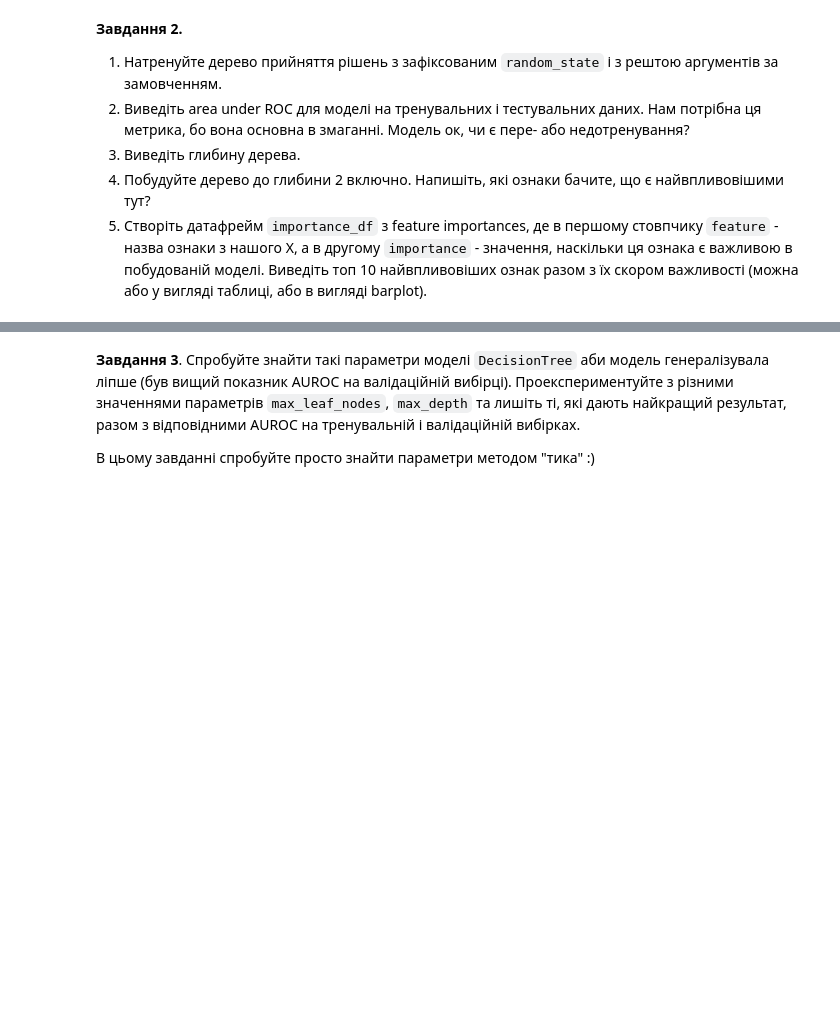
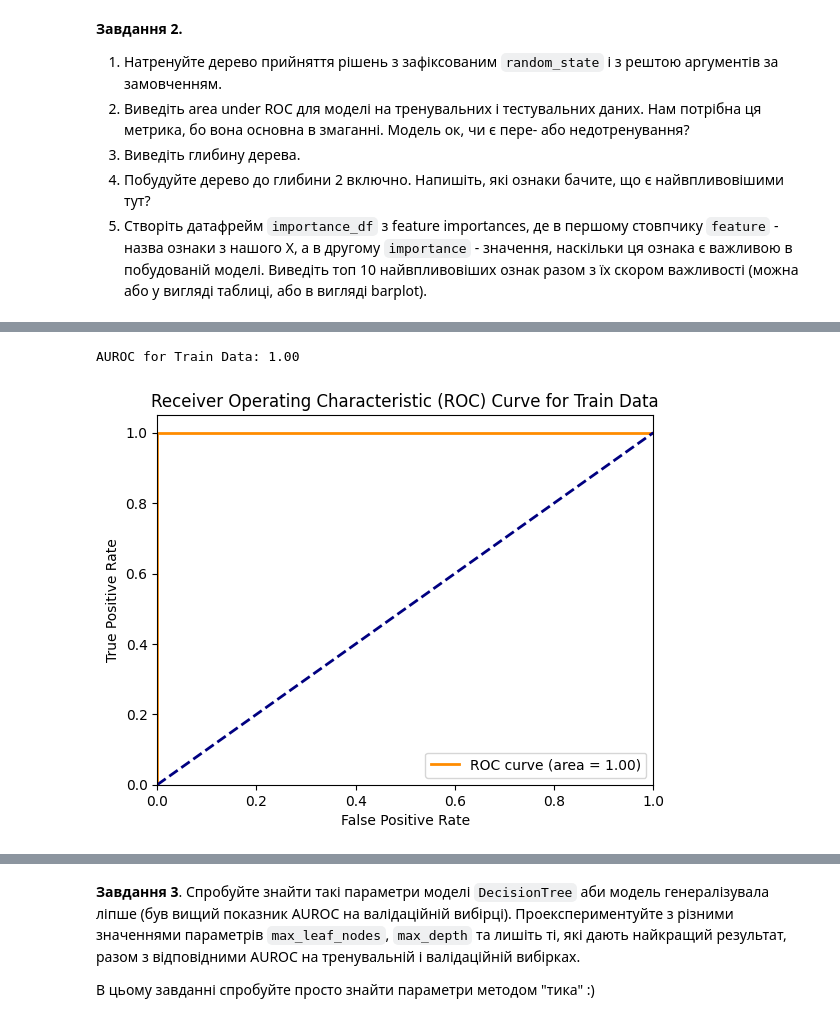
Before and after one commit to YelizavetaP/ml_tasks, a Jupyter notebook: hometasks/2_supervised_learning/2_3_decision_trees/HW_2_10_Дерева_прийняття_рішень.ipynb, the cells around one changed output, grey strips where cells are left out. Saved outputs shown, nothing was run; the diff lists cells and outputs as text; code cells hidden in the pictures; blank space fills up the shorter version.

```diff
--- a/hometasks/2_supervised_learning/2_3_decision_trees/HW_2_10_Дерева_прийняття_рішень.ipynb
+++ b/hometasks/2_supervised_learning/2_3_decision_trees/HW_2_10_Дерева_прийняття_рішень.ipynb
@@ -58,0 +101,8 @@ ValueError: operands could not be broadcast together with shapes (9,) (5,)
+# %%
+X_train = data['train_X']
+train_targets = data['train_y']
+X_val = data['val_X']
+val_targets = data['val_y']
+scaler =  data['scaler']
+encoder = data['encoder']
+input_cols = data['input_cols']
@@ -63,3 +127,10 @@ ValueError: operands could not be broadcast together with shapes (9,) (5,)
 3. Виведіть глибину дерева.
 4. Побудуйте дерево до глибини 2 включно. Напишіть, які ознаки бачите, що є найвпливовішими тут?
 5. Створіть датафрейм `importance_df` з feature importances, де в першому стовпчику `feature` - назва ознаки з нашого Х, а в другому `importance` - значення, наскільки ця ознака є важливою в побудованій моделі. Виведіть топ 10 найвпливовіших ознак разом з їх скором важливості (можна або у вигляді таблиці, або в вигляді barplot).
+# %%
+
+# 1
+tree_model = DecisionTreeClassifier(random_state=247)
+# %%
+%%time
+tree_model.fit(X_train, train_targets)
@@ -65,0 +164,26 @@ ValueError: operands could not be broadcast together with shapes (9,) (5,)
+# %%
+# 2
+
+def count_and_plot_auroc(model, inputs, targets, name=''):
+
+    pred_proba = model.predict_proba(inputs)[:,1]
+    fpr, tpr, _ = roc_curve(targets, pred_proba, pos_label=1.)
+    roc_auc = auc(fpr, tpr)
+
+    print(f'AUROC for {name}: {roc_auc:.2f}')
+
+    plt.figure()
+    plt.plot(fpr, tpr, color='darkorange', lw=2, label=f'ROC curve (area = {roc_auc:.2f})')
+    plt.plot([0, 1], [0, 1], color='navy', lw=2, linestyle='--')
+    plt.xlim([0.0, 1.0])
+    plt.ylim([0.0, 1.05])
+    plt.xlabel('False Positive Rate')
+    plt.ylabel('True Positive Rate')
+    plt.title(f'Receiver Operating Characteristic (ROC) Curve for {name}')
+    plt.legend(loc="lower right")
+    plt.show()
+# %%
+count_and_plot_auroc(tree_model, X_train, train_targets, 'Train Data')
+# %% [output]
+AUROC for Train Data: 1.00
+[figure, added]
```
Also changed, not shown: parts of 26 cells of this notebook, 1 other file.
